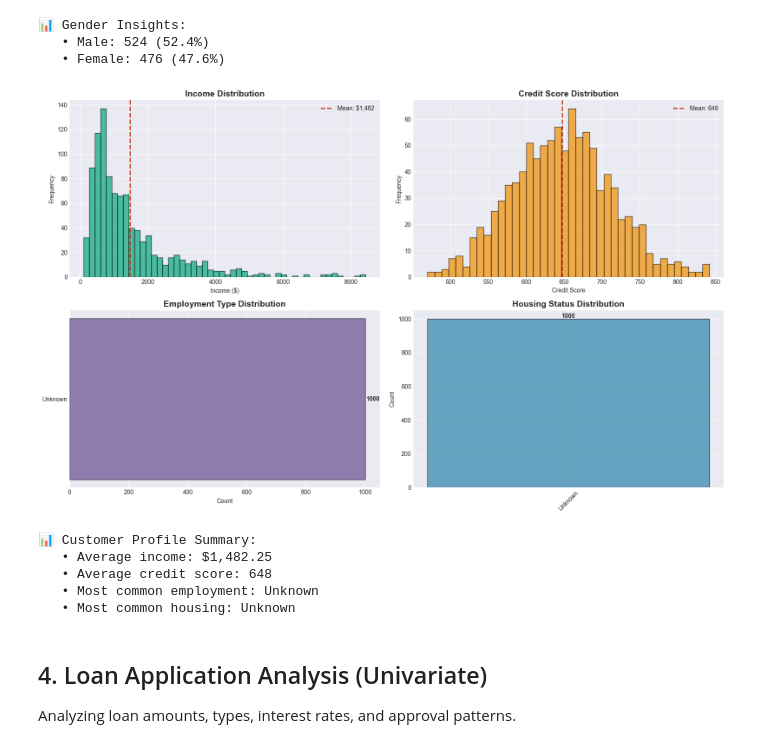
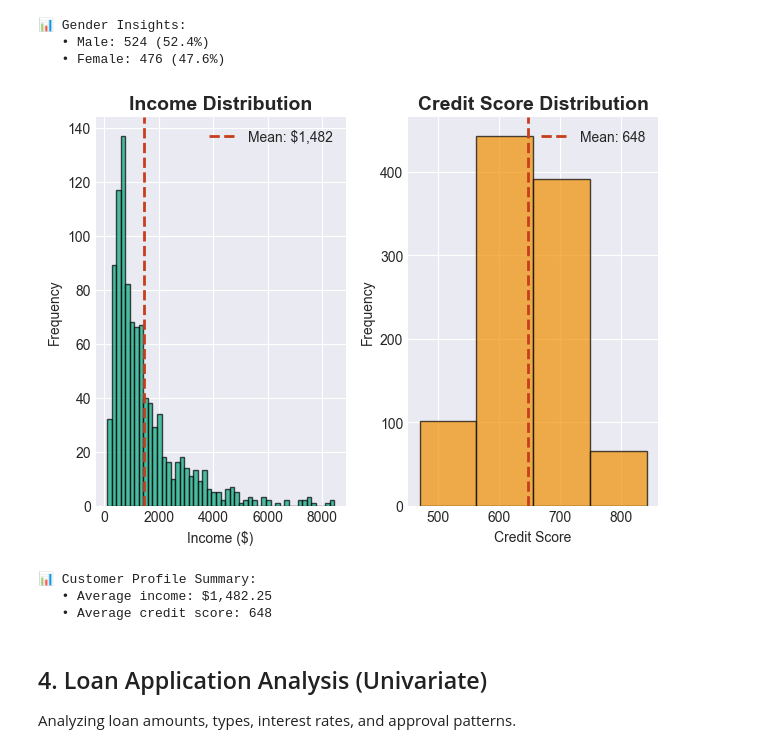
Before and after one commit to PRANABraight/Credit-Risk-Analytics-Portfolio-Management-System, a Jupyter notebook: credit_risk_eda.ipynb, the cells around one changed output. Cells and saved outputs as stored; diff of their text form; code cells hidden in the pictures.

```diff
--- a/credit_risk_eda.ipynb
+++ b/credit_risk_eda.ipynb
@@ -359,39 +359,37 @@ for gender, count in gender_counts.items():
    • Female: 476 (47.6%)
 # %%
 # Income and Credit Score Analysis
-fig, axes = plt.subplots(2, 2, figsize=(16, 10))
+fig, axes = plt.subplots(1, 2,)
 
 # Income histogram
-axes[0, 0].hist(customers['income'], bins=50, color=COLORS['success'], alpha=0.7, edgecolor='black')
-axes[0, 0].set_title('Income Distribution', fontsize=14, fontweight='bold')
-axes[0, 0].set_xlabel('Income ($)')
-axes[0, 0].set_ylabel('Frequency')
-axes[0, 0].axvline(customers['income'].mean(), color=COLORS['danger'], linestyle='--', linewidth=2, label=f'Mean: ${customers["income"].mean():,.0f}')
-axes[0, 0].legend()
+axes[0].hist(customers['income'], bins=50, color=COLORS['success'], alpha=0.7, edgecolor='black')
+axes[0].set_title('Income Distribution', fontsize=14, fontweight='bold')
+axes[0].set_xlabel('Income ($)')
+axes[0].set_ylabel('Frequency')
+axes[0].axvline(customers['income'].mean(), color=COLORS['danger'], linestyle='--', linewidth=2, label=f'Mean: ${customers["income"].mean():,.0f}')
+axes[0].legend()
 
 # Credit score histogram
-axes[0, 1].hist(customers['credit_score'], bins=40, color=COLORS['warning'], alpha=0.7, edgecolor='black')
-axes[0, 1].set_title('Credit Score Distribution', fontsize=14, fontweight='bold')
-axes[0, 1].set_xlabel('Credit Score')
-axes[0, 1].set_ylabel('Frequency')
-axes[0, 1].axvline(customers['credit_score'].mean(), color=COLORS['danger'], linestyle='--', linewidth=2, label=f'Mean: {customers["credit_score"].mean():.0f}')
-axes[0, 1].legend()
+axes[1].hist(customers['credit_score'], bins=4, color=COLORS['warning'], alpha=0.7, edgecolor='black')
+axes[1].set_title('Credit Score Distribution', fontsize=14, fontweight='bold')
+axes[1].set_xlabel('Credit Score')
+axes[1].set_ylabel('Frequency')
+axes[1].axvline(customers['credit_score'].mean(), color=COLORS['danger'], linestyle='--', linewidth=2, label=f'Mean: {customers["credit_score"].mean():.0f}')
+axes[1].legend()
 
 
 
 plt.tight_layout()
 plt.show()
 
 print(f"\n📊 Customer Profile Summary:")
 print(f"   • Average income: ${customers['income'].mean():,.2f}")
 print(f"   • Average credit score: {customers['credit_score'].mean():.0f}")
 # %% [output]
-[figure, old version]
+[figure, new version]
 📊 Customer Profile Summary:
    • Average income: $1,482.25
    • Average credit score: 648
-   • Most common employment: Unknown
-   • Most common housing: Unknown
 # %% [markdown]
 <a id='loan'></a>
 ## 4. Loan Application Analysis (Univariate)
```
Also changed, not shown: parts of 2 cells of this notebook.
